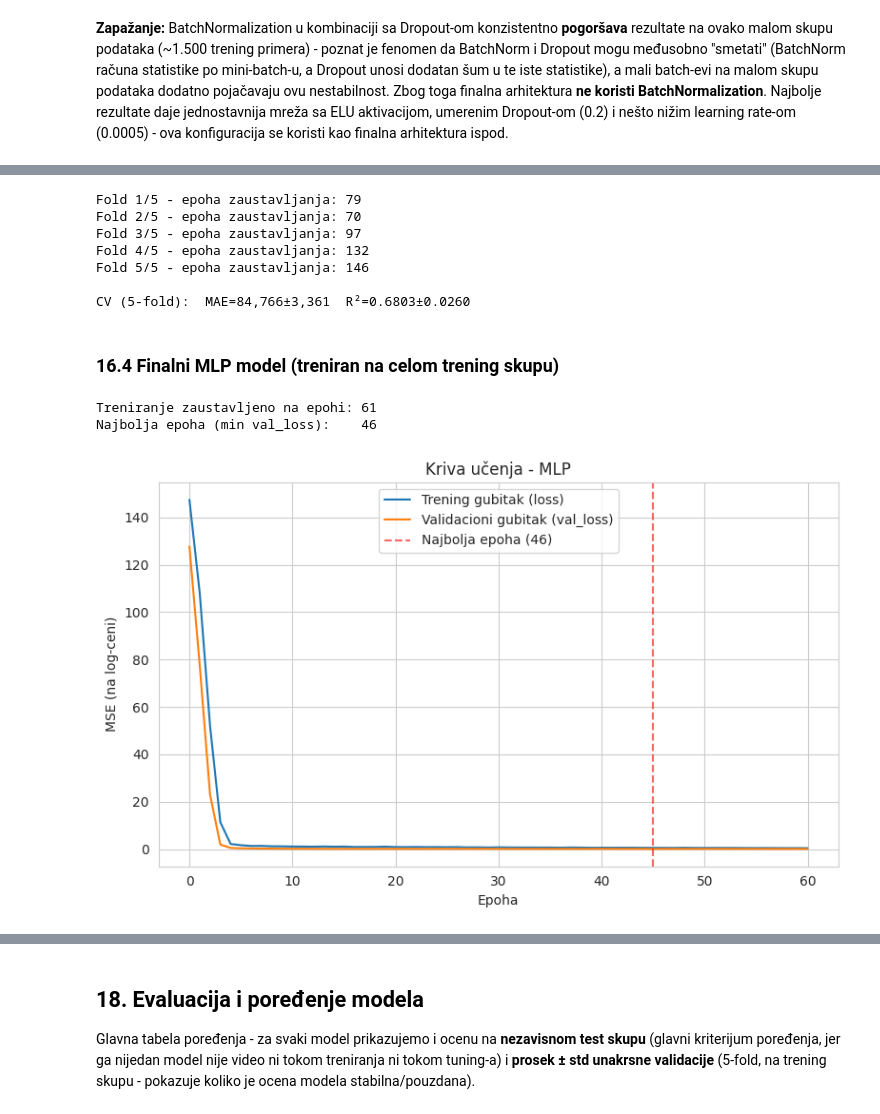
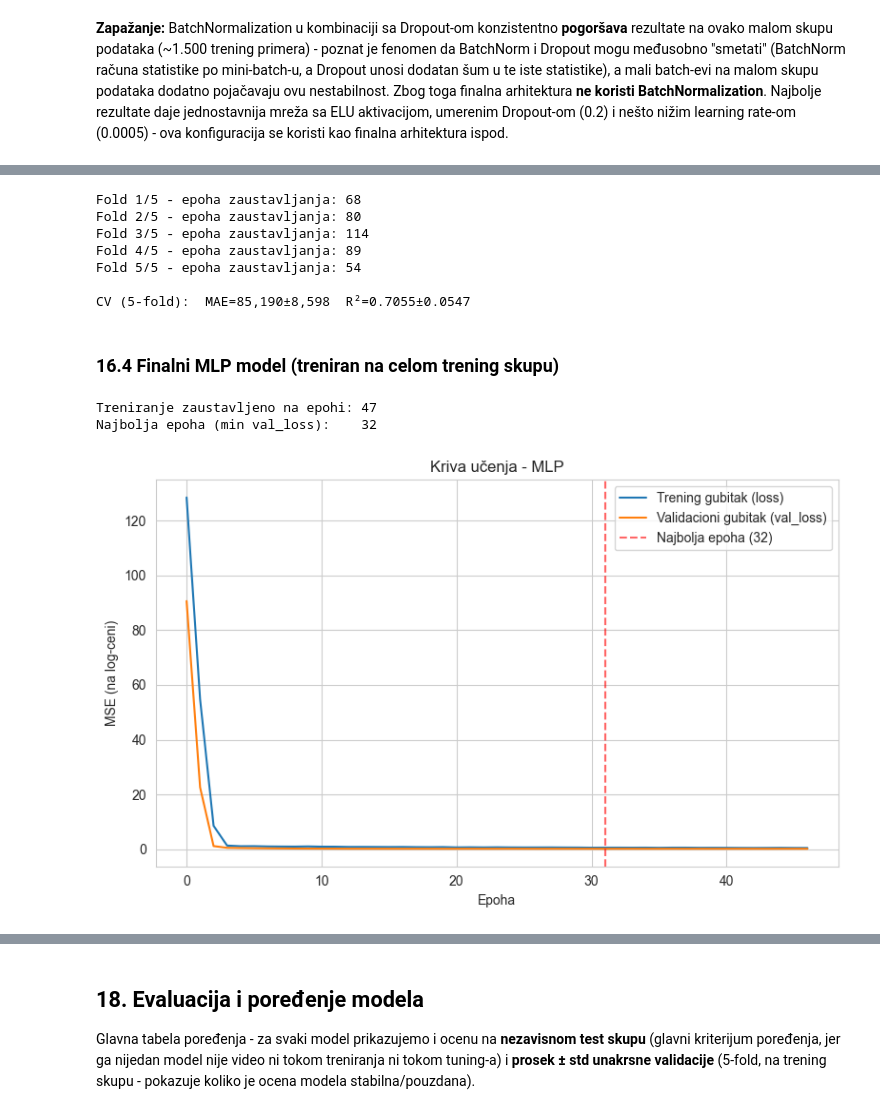
Before and after one commit to jpaic/real-estate-valuation-artificial-intelligence, a Jupyter notebook: models/procena_vrednosti_nekretnina.ipynb, the cells around one changed output, grey strips where cells are left out. Drawn from its saved outputs; the diff is of its cells as text; code cells hidden in the pictures.

```diff
--- a/models/procena_vrednosti_nekretnina.ipynb
+++ b/models/procena_vrednosti_nekretnina.ipynb
@@ -640,12 +761,14 @@ feature_engineering_table
 # %%
 NUMERIC_FEATURES = ["area_sqm", "rooms_num", "bathrooms_num", "floor_num",
                     "extra_features_count", "distance_from_center", "rooms_per_m2"]
-BOOLEAN_FEATURES = ["elevator", "balcony", "terrace"]
-CATEGORICAL_FEATURES = ["municipality", "neighborhood", "heating"]
+BINARY_FEATURES = ["is_new"]
+AMENITY_FEATURES = ["elevator", "balcony", "terrace", "basement", "furnished"]
+CATEGORICAL_FEATURES = ["typology", "heating", "municipality", "neighborhood"]
 TARGET = "price_eur"
 
 print("Numeričke karakteristike:", NUMERIC_FEATURES)
-print("Boolean karakteristike:", BOOLEAN_FEATURES)
+print("Binarna karakteristika:", BINARY_FEATURES)
+print("Pogodnosti (navedeno / nije navedeno):", AMENITY_FEATURES)
 print("Kategoričke karakteristike:", CATEGORICAL_FEATURES)
 # %% [output]
 Numeričke karakteristike: ['area_sqm', 'rooms_num', 'bathrooms_num', 'floor_num', 'extra_features_count', 'distance_from_center', 'rooms_per_m2']
@@ -828,11 +997,11 @@ lokacije) bez ručnog inženjeringa takvih interakcija.
 # %%
 t0 = time.time()
 
-cv_res = cv_evaluate(lambda: LinearRegression(), X_train_proc, y_train_log, kf)
+cv_res = cv_evaluate(lambda: LinearRegression(), X_train, y_train_log, kf)
 
-lin_reg = LinearRegression()
-lin_reg.fit(X_train_proc, y_train_log)
-test_res, test_pred = evaluate_holdout(lin_reg, X_test_proc, y_test)
+lin_reg_final = make_pipeline(LinearRegression())
+lin_reg_final.fit(X_train, y_train_log)
+test_res, test_pred = evaluate_holdout(lin_reg_final, X_test, y_test)
 
 timings["Linear Regression"] = time.time() - t0
 results_cv["Linear Regression"] = cv_res
@@ -1120,12 +1318,17 @@ punim protokolom: 5-fold CV + nezavisan test skup).
 # %%
-X_tr_exp, X_val_exp, y_tr_log_exp, y_val_log_exp = train_test_split(
-    X_train_proc, y_train_log, test_size=0.15, random_state=RANDOM_STATE
+# Train/validation podela na sirovim podacima; transformer se fituje
+# samo na trening delu, a primenjuje i na validacioni deo
+X_tr_exp_df, X_val_exp_df, y_tr_log_exp, y_val_log_exp = train_test_split(
+    X_train, y_train_log, test_size=0.15, random_state=RANDOM_STATE
 )
+prep_exp = build_preprocessor()
+X_tr_exp = to_dense(prep_exp.fit_transform(X_tr_exp_df))
+X_val_exp = to_dense(prep_exp.transform(X_val_exp_df))
 y_val_real_exp = np.expm1(y_val_log_exp)
 
 
 def make_experimental_model(blocks, activation, optimizer_cls, lr):
-    model_layers = [layers.Input(shape=(X_train_proc.shape[1],))]
+    model_layers = [layers.Input(shape=(X_tr_exp.shape[1],))]
     for units, drop, use_bn in blocks:
         model_layers.append(layers.Dense(units, activation=activation))
         if use_bn:
@@ -1249,19 +1456,24 @@ dodatnih 10% trening dela se izdvaja kao validacija za EarlyStopping.
 t0 = time.time()
 
 maes, rmses, r2s, mapes = [], [], [], []
-for fold_i, (tr_idx, val_idx) in enumerate(kf.split(X_train_proc)):
-    X_tr, X_val = X_train_proc[tr_idx], X_train_proc[val_idx]
+for fold_i, (tr_idx, val_idx) in enumerate(kf.split(X_train)):
+    X_tr, X_val = X_train.iloc[tr_idx], X_train.iloc[val_idx]
     y_tr_log, y_val_log = y_train_log[tr_idx], y_train_log[val_idx]
 
+    # Priprema podataka se fituje SAMO na trening delu fold-a
+    prep_fold = build_preprocessor()
+    X_tr_proc = to_dense(prep_fold.fit_transform(X_tr))
+    X_val_proc = to_dense(prep_fold.transform(X_val))
+
     X_tr2, X_es, y_tr2_log, y_es_log = train_test_split(
-        X_tr, y_tr_log, test_size=0.1, random_state=RANDOM_STATE
+        X_tr_proc, y_tr_log, test_size=0.1, random_state=RANDOM_STATE
     )
-    model = build_mlp(X_train_proc.shape[1])
+    model = build_mlp(X_tr_proc.shape[1])
     es = keras.callbacks.EarlyStopping(monitor="val_loss", patience=15, restore_best_weights=True)
     model.fit(X_tr2, y_tr2_log, validation_data=(X_es, y_es_log),
               epochs=150, batch_size=32, callbacks=[es], verbose=0)
 
-    pred = np.expm1(model.predict(X_val, verbose=0).ravel())
+    pred = np.expm1(model.predict(X_val_proc, verbose=0).ravel())
     y_val_real = np.expm1(y_val_log)
     maes.append(mean_absolute_error(y_val_real, pred))
     rmses.append(np.sqrt(mean_squared_error(y_val_real, pred)))
@@ -1276,44 +1488,50 @@ print()
 print(f"CV (5-fold):  MAE={mlp_cv_res['MAE'].mean():,.0f}±{mlp_cv_res['MAE'].std():,.0f}  "
       f"R²={mlp_cv_res['R2'].mean():.4f}±{mlp_cv_res['R2'].std():.4f}")
 # %% [output]
-Fold 1/5 - epoha zaustavljanja: 79
-Fold 2/5 - epoha zaustavljanja: 70
-Fold 3/5 - epoha zaustavljanja: 97
-Fold 4/5 - epoha zaustavljanja: 132
-Fold 5/5 - epoha zaustavljanja: 146
+Fold 1/5 - epoha zaustavljanja: 68
+Fold 2/5 - epoha zaustavljanja: 80
+Fold 3/5 - epoha zaustavljanja: 114
+Fold 4/5 - epoha zaustavljanja: 89
+Fold 5/5 - epoha zaustavljanja: 54
 
-CV (5-fold):  MAE=84,766±3,361  R²=0.6803±0.0260
+CV (5-fold):  MAE=85,190±8,598  R²=0.7055±0.0547
 # %% [markdown]
 ### 16.4 Finalni MLP model (treniran na celom trening skupu)
 # %%
-X_tr2, X_es, y_tr2_log, y_es_log = train_test_split(
-    X_train_proc, y_train_log, test_size=0.1, random_state=RANDOM_STATE
+# Finalni MLP: podela trening skupa na deo za treniranje i manji deo za
+# EarlyStopping; transformer se fituje SAMO na delu za treniranje
+X_tr2_df, X_es_df, y_tr2_log, y_es_log = train_test_split(
+    X_train, y_train_log, test_size=0.1, random_state=RANDOM_STATE
 )
-mlp_final = build_mlp(X_train_proc.shape[1])
+mlp_preprocessor = build_preprocessor()
+X_tr2 = to_dense(mlp_preprocessor.fit_transform(X_tr2_df))
+X_es = to_dense(mlp_preprocessor.transform(X_es_df))
+
+mlp_final = build_mlp(X_tr2.shape[1])
 early_stopping = keras.callbacks.EarlyStopping(monitor="val_loss", patience=15, restore_best_weights=True)
 mlp_history = mlp_final.fit(
     X_tr2, y_tr2_log, validation_data=(X_es, y_es_log),
     epochs=150, batch_size=32, callbacks=[early_stopping], verbose=0,
 )
 
 stopped_epoch = len(mlp_history.history["loss"])
 best_epoch = int(np.argmin(mlp_history.history["val_loss"])) + 1
 print(f"Treniranje zaustavljeno na epohi: {stopped_epoch}")
 print(f"Najbolja epoha (min val_loss):    {best_epoch}")
 
 plt.figure(figsize=(8, 5))
 plt.plot(mlp_history.history["loss"], label="Trening gubitak (loss)")
 plt.plot(mlp_history.history["val_loss"], label="Validacioni gubitak (val_loss)")
 plt.axvline(best_epoch - 1, color="red", linestyle="--", alpha=0.6, label=f"Najbolja epoha ({best_epoch})")
 plt.xlabel("Epoha")
 plt.ylabel("MSE (na log-ceni)")
 plt.title("Kriva učenja - MLP")
 plt.legend()
 plt.tight_layout()
 plt.savefig(os.path.join(MODEL_DIR, "mlp_learning_curve.png"), dpi=150)
 plt.show()
 # %% [output]
-Treniranje zaustavljeno na epohi: 61
-Najbolja epoha (min val_loss):    46
+Treniranje zaustavljeno na epohi: 47
+Najbolja epoha (min val_loss):    32
-[figure, old version]
+[figure, new version]
 # %%
```
Also changed, not shown: parts of 57 cells of this notebook.
